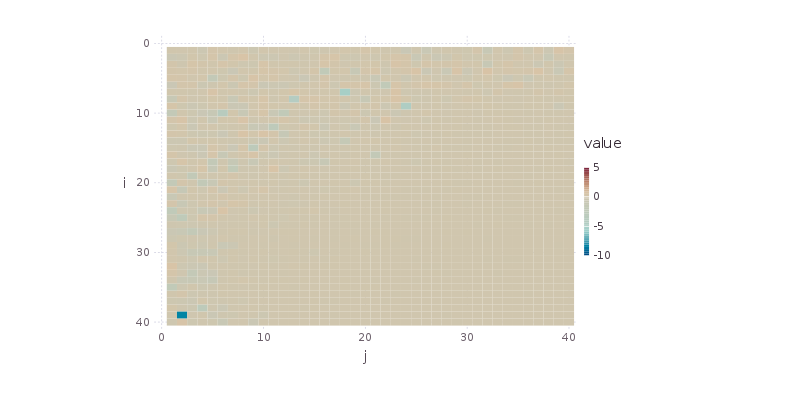
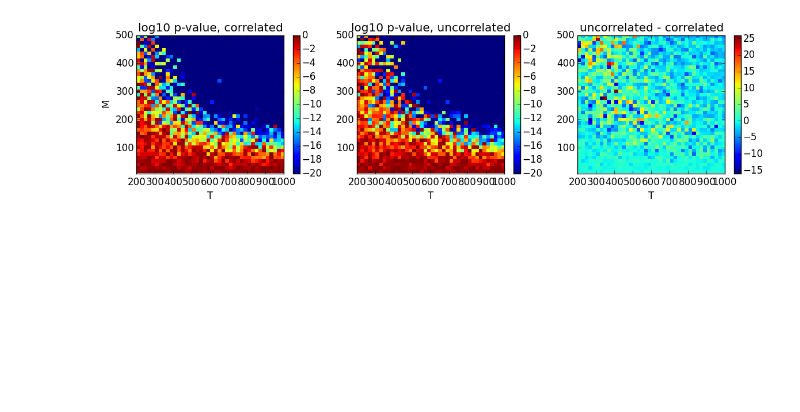
Before and after one commit to ganguli-lab/single-trial, a Jupyter notebook: Low-rank perturbation of correlated random matrix.ipynb, the cells around one changed output. Cells and saved outputs as stored; diff of their text form; code cells hidden in the pictures; blank space fills up the shorter version.

Commit message:
numerical analysis comparing uncorrelated slow mode vs correlated slow mode

```diff
--- a/Low-rank perturbation of correlated random matrix.ipynb
+++ b/Low-rank perturbation of correlated random matrix.ipynb
@@ -103,24 +144,24 @@ spy((angleuc - angle) .> 0.0)
 # %%
-p, k = 500, 5
-ns = linspace(210, 1500, 40)
-ms = linspace(10, 500, 40)
+N, K, ϕ_fast, ϕ_slow = 500, 5, 0.1, 0.9
+Ts = linspace(200, 1000, 40)
+Ms = linspace(10, 500, 40)
 
-fast_phi = 0.1
-slow_phi = 0.9
+θmt = zeros(length(Ms), length(Ts))
+θmtp = zeros(length(Ms), length(Ts))
+for (kM, M) in enumerate(Ms)
+    for (kT, T) in enumerate(Ts)
+        U, X, Xp = sample(N, int(T), K, ϕ_slow, ϕ_fast)
+        ix = randperm(N + K)[1:int(M)]
 
-anglem = zeros(length(ms), length(ns))
-angleucm = zeros(length(ms), length(ns))
-for (km, m) in enumerate(ms)
-    for (kn, n) in enumerate(ns)
-        U, X, Xp = trial(p + k, int(n), k, fast_phi, slow_phi)
-        ix = randperm(p + k)[1:int(m)]
         Um, Xm, Xpm = U[ix, :], X[ix, :], Xp[ix, :]
         Um, _ = qr(Um)
 
-        e, v = eigs(Xm * Xm' / n; nev=k + 1)
-        anglem[km, kn] = norm(v[:, k]' * Um[:, 1:k] * Um[:, 1:k]')
+        null_dist = Chisq(int(K))
 
-        e, v = eigs(Xpm * Xpm' / (n + k); nev=k + 1)
-        angleucm[km, kn] = norm(v[:, k]' * Um[:, 1:k] * Um[:, 1:k]')
+        _, V = eigs(Xm * Xm' / T; nev=K)
+        θmt[kM, kT] = ccdf(null_dist, norm(V[:, K]' * Um[:, 1:K])^2 * M)
+
+        _, V = eigs(Xpm * Xpm' / T; nev=K)
+        θmtp[kM, kT] = ccdf(null_dist, norm(V[:, K]' * Um[:, 1:K])^2 * M)
     end
 end
@@ -135,4 +168,10 @@ spy(angleucm)
-# %%
-spy((angleucm .- anglem) ./ angleucm)
-# %% [output]
-[figure, removed]
+# %%
+figure(figsize=(14, 3))
+subplot(131)
+imshow(log10(θmt), aspect="auto", origin="lower", interpolation="nearest", extent=[minimum(Ts), maximum(Ts), minimum(Ms), maximum(Ms)], vmin=-20); colorbar(); title("log10 p-value, correlated"); xlabel("T"); ylabel("M")
+subplot(132)
+imshow(log10(θmtp), aspect="auto", origin="lower", interpolation="nearest", extent=[minimum(Ts), maximum(Ts), minimum(Ms), maximum(Ms)], vmin=-20); colorbar(); title("log10 p-value, uncorrelated"); xlabel("T");
+subplot(133)
+imshow(log10(θmtp) - log10(θmt), aspect="auto", origin="lower", interpolation="nearest", extent=[minimum(Ts), maximum(Ts), minimum(Ms), maximum(Ms)]); colorbar(); title("uncorrelated - correlated"); xlabel("T");
+# %% [output]
+[figure, added]
```
Also changed, not shown: parts of 26 cells of this notebook.
